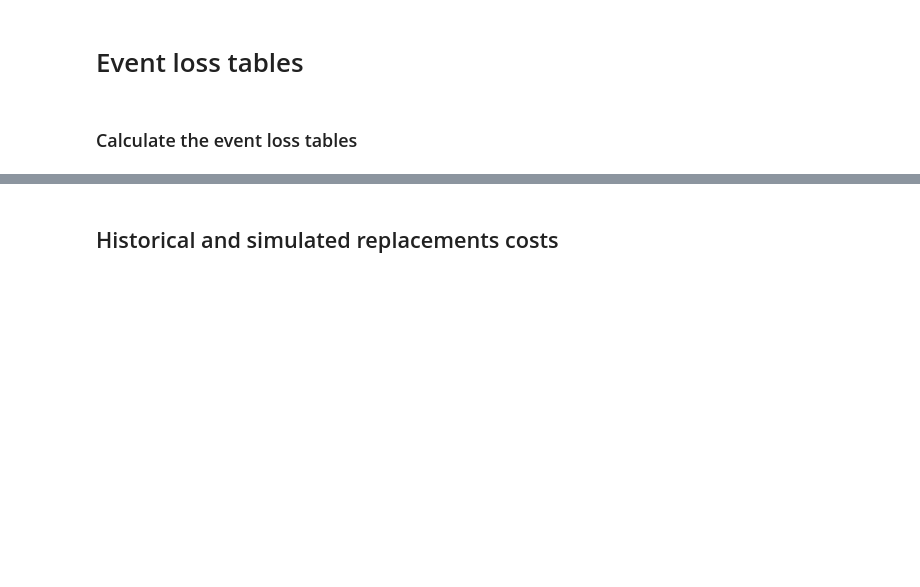
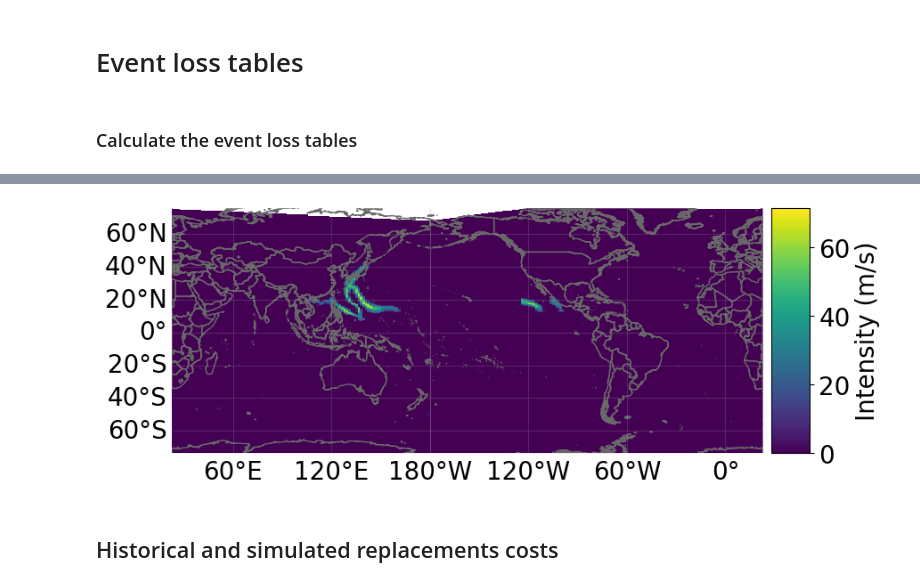
Before and after one commit to viggowat/202312_TCFD_project, a Jupyter notebook: company_analysis.ipynb, the cells around one changed output, grey strips where cells are left out. Saved outputs shown, nothing was run; the diff lists cells and outputs as text; code cells hidden in the pictures; blank space fills up the shorter version.

```diff
--- a/company_analysis.ipynb
+++ b/company_analysis.ipynb
@@ -622,0 +654,25 @@ for time in imp_dict.keys():
+# %%
+# Parameters
+time_period = time_periods[0]
+imp_type = imp_types[0]
+
+# Get the event loss table for the historical hazard set
+elt_df = cpny_elt_dict[time_period][imp_type]
+
+# Get two rows where no company was impacted
+no_impact_df = elt_df[(elt_df['Globe Pharma'] == 0.0) & (elt_df['NWP SEMICON'] == 0.0)].sample(2)
+
+# Get two rows where only one company was impacted
+one_impact_df = elt_df[((elt_df['Globe Pharma'] > 0.0) & (elt_df['NWP SEMICON'] == 0.0)) |
+                       ((elt_df['Globe Pharma'] == 0.0) & (elt_df['NWP SEMICON'] > 0.0))].sample(2)
+
+# Get two rows where both companies were impacted
+both_impact_df = elt_df[(elt_df['Globe Pharma'] > 0.0) & (elt_df['NWP SEMICON'] > 0.0)].sample(2)
+
+# Concatenate the data frames
+sample_elt_df = pd.concat([no_impact_df, one_impact_df, both_impact_df])
+# Sort by the index
+sample_elt_df.sort_index(inplace=True)
+
+# Print the table in a tabular format
+print(tabulate.tabulate(sample_elt_df, headers='keys', tablefmt='fancy_grid'))
@@ -623,3 +695,14 @@ for time in imp_dict.keys():
+# %%
+# Assume haz is your object and plot_intensity is the method you want to use
+evetnd_IDs = list(sample_elt_df.index)
+haz_filt = haz_dict[time_period].select(event_id=evetnd_IDs)
+axis = haz_filt.plot_intensity(0)  # Call the method as you normally would
+axis.set_title("")  # Sets an empty title, effectively removing it
+# Remove the y and x axis
+axis.axis('off')
+plt.show()
+# %% [output]
+[figure, added]
 # %% [markdown]
 ## Historical and simulated replacements costs
 # %% [markdown]
```
Also changed, not shown: parts of 24 cells of this notebook.
